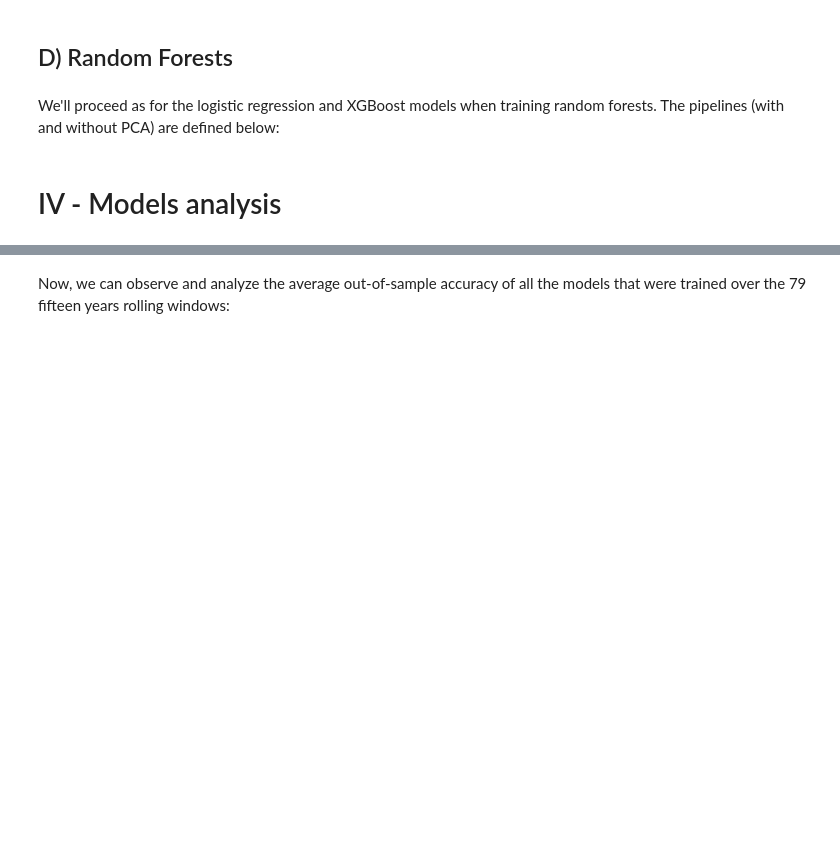
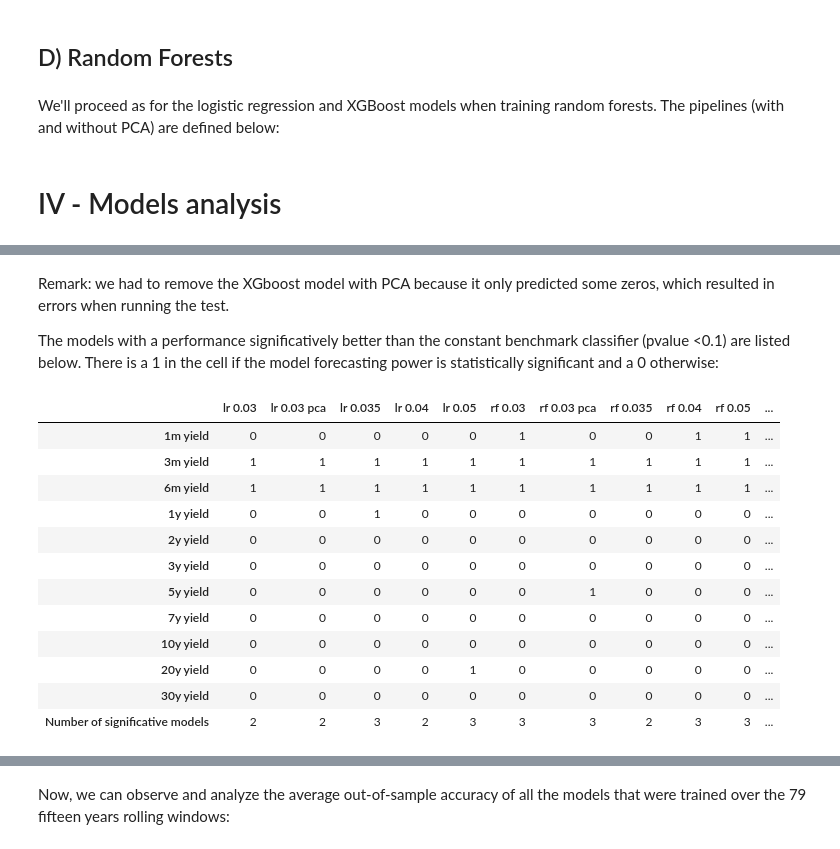
Before and after one commit to jeanlouvaleau/ML-for-trading-project, a Jupyter notebook: data_exploration JL_new.ipynb, the cells around one changed output, grey strips where cells are left out. Drawn from its saved outputs; the diff is of its cells as text; code cells hidden in the pictures; blank space fills up the shorter version.

```diff
--- a/data_exploration JL_new.ipynb
+++ b/data_exploration JL_new.ipynb
@@ -2035,0 +2042,16 @@ for threshold in threshold_list:
+# %%
+window_train = 52 * 15
+window_pred = 4
+
+majority_class_classifier = {col : [] for col in Yw.columns}
+
+for start in range(0, len(Xw) - window_train - window_pred + 1, window_pred):
+    end_train = start + window_train
+    end_pred = end_train + window_pred
+
+    for col in Yw.columns:
+        Yw_train = Yw.iloc[start:end_train][col]
+        if Yw_train.mean()<0.5:
+            majority_class_classifier[col].extend([0,0,0,0])
+        else:
+            majority_class_classifier[col].extend([1,1,1,1])
@@ -2035,0 +2145,24 @@ for threshold in threshold_list:
+# %% [markdown]
+Remark: we had to remove the XGboost model with PCA because it only predicted some zeros, which resulted in errors when running the test.
+
+The models with a performance significatively better than the constant benchmark classifier (pvalue <0.1) are listed below. There is a 1 in the cell if the model forecasting power is statistically significant and a 0 otherwise:
+# %%
+pval = (pvalues < 0.1).astype(int)
+pval.loc['Number of significative models'] = pval.sum(axis = 0)
+pval.columns = forecast.keys()
+pval.add_prefix('Statistical significance of performance of ')
+pval
+# %% [output]
+|  | lr 0.03 | lr 0.03 pca | lr 0.035 | lr 0.04 | lr 0.05 | rf 0.03 | rf 0.03 pca | rf 0.035 | rf 0.04 | rf 0.05 | ... |
+| 1m yield | 0 | 0 | 0 | 0 | 0 | 1 | 0 | 0 | 1 | 1 | ... |
+| 3m yield | 1 | 1 | 1 | 1 | 1 | 1 | 1 | 1 | 1 | 1 | ... |
+| 6m yield | 1 | 1 | 1 | 1 | 1 | 1 | 1 | 1 | 1 | 1 | ... |
+| 1y yield | 0 | 0 | 1 | 0 | 0 | 0 | 0 | 0 | 0 | 0 | ... |
+| 2y yield | 0 | 0 | 0 | 0 | 0 | 0 | 0 | 0 | 0 | 0 | ... |
+| 3y yield | 0 | 0 | 0 | 0 | 0 | 0 | 0 | 0 | 0 | 0 | ... |
+| 5y yield | 0 | 0 | 0 | 0 | 0 | 0 | 1 | 0 | 0 | 0 | ... |
+| 7y yield | 0 | 0 | 0 | 0 | 0 | 0 | 0 | 0 | 0 | 0 | ... |
+| 10y yield | 0 | 0 | 0 | 0 | 0 | 0 | 0 | 0 | 0 | 0 | ... |
+| 20y yield | 0 | 0 | 0 | 0 | 1 | 0 | 0 | 0 | 0 | 0 | ... |
+| 30y yield | 0 | 0 | 0 | 0 | 0 | 0 | 0 | 0 | 0 | 0 | ... |
+| Number of significative models | 2 | 2 | 3 | 2 | 3 | 3 | 3 | 2 | 3 | 3 | ... |
```
Also changed, not shown: parts of 30 cells of this notebook.
